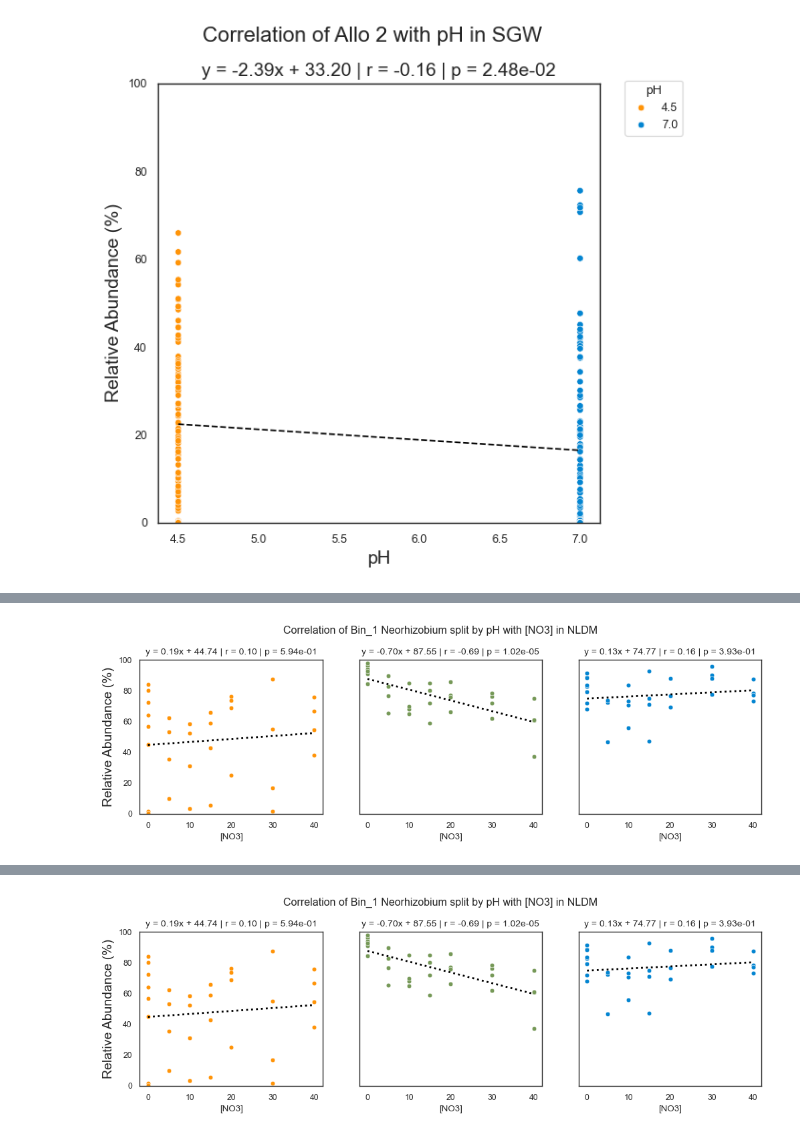
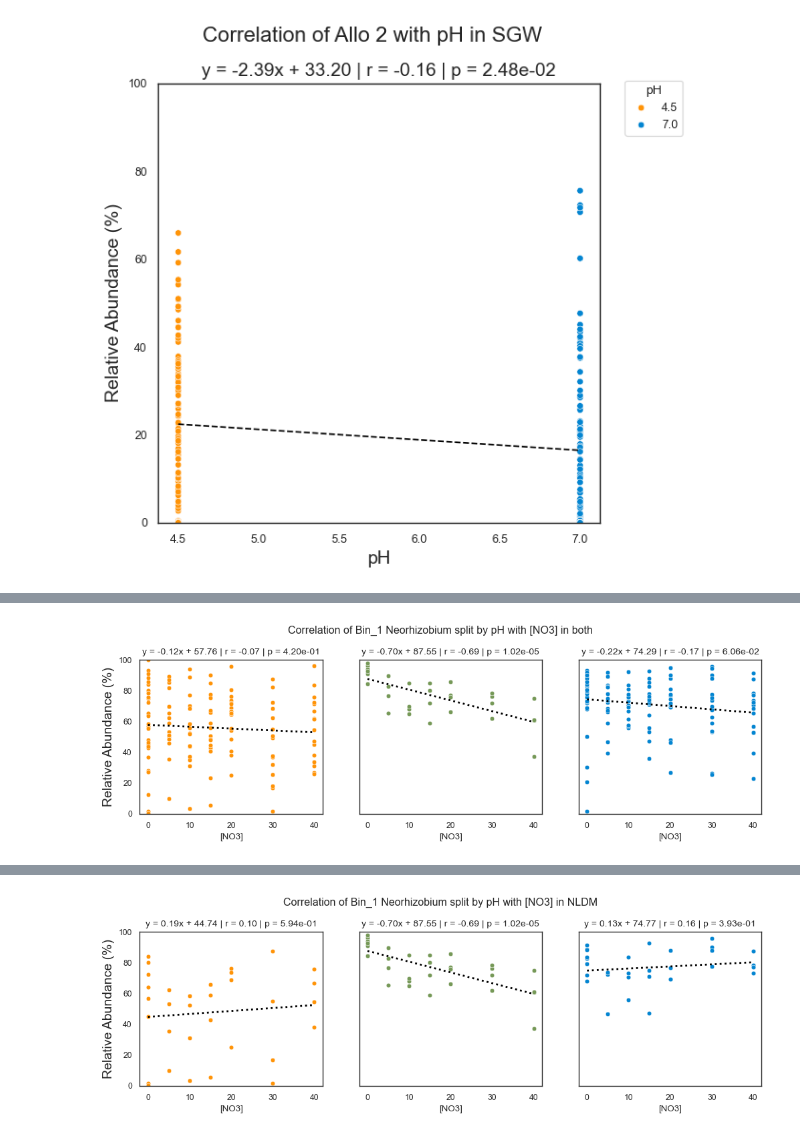
Before and after one commit to baliga-lab/sediment-encoms, a Jupyter notebook: M6_EnCom_community_composition.ipynb, the cells around one changed output, grey strips where cells are left out. Drawn from its saved outputs; the diff is of its cells as text; code cells hidden in the pictures.

```diff
--- a/M6_EnCom_community_composition.ipynb
+++ b/M6_EnCom_community_composition.ipynb
@@ -959,0 +1722,37 @@ df_c_pairwise_t_bin_abunds
+# %%
+#or pH
+sns.set_style('whitegrid')
+fig,ax = plt.subplots(nrows=1,ncols=6,figsize=(10,2),sharey=True)
+
+x = 0
+
+for g in df_pH_pairwise_t_bin_abunds[df_pH_pairwise_t_bin_abunds['Genus']!='Unclassified'].sort_values(by='Condition_1_mean',ascending=False)['Genus'].unique():
+    #sns.stripplot(bin_abunds_df_rel_genera_melt[bin_abunds_df_rel_genera_melt['Genus']==g],x='C source',hue='C source',
+    #                y='value',palette=c_palette,ax=ax[x])
+    df_g = bin_abunds_df_rel_genera_melt[bin_abunds_df_rel_genera_melt['Genus']==g]
+    df_g_stats = df_pH_pairwise_t_bin_abunds[df_pH_pairwise_t_bin_abunds['Genus']==g]
+    #print(g,df_g_stats['Conditions'].to_list())
+
+    if x!=6:
+        sns.boxplot(df_g,x='pH',hue='pH',
+                        y='value',palette=pH_palette,fliersize=0.75,ax=ax[x],legend=False)
+
+        y_i = 150
+        for i in range(len(df_g_stats)):
+            ax[x].hlines(y=y_i,xmin=str(list(df_g_stats['Conditions'].iloc[i])[0]),xmax=str(list(df_g_stats['Conditions'].iloc[i])[1]),color='black',linewidth=1.5)
+            ax[x].axvline(str(list(df_g_stats['Conditions'].iloc[i])[0]),color='gray',alpha=0.15)
+            ax[x].axvline(str(list(df_g_stats['Conditions'].iloc[i])[1]),color='gray',alpha=0.15)
+            y_i +=50
+
+
+
+        ax[x].set_yscale('log')
+        ax[x].set_ylim(1e-2,500)
+        #ax[x].axhline(1,color='black',linestyle='--')
+        ax[x].set_title(f'{g}')
+        ax[x].set_xlabel('')
+        ax[x].tick_params(axis='x', rotation=90)
+
+        x+=1
+
+plt.show()
@@ -1464,7 +2309,8 @@ def calc_plot_linear_regression_by_bin_multi(bin_id='Bin_1',media='NLDM'):
 
     #bin_abunds_df_rel_info is a melted df with each line having relative abundance for a single sample linked with metadata
     df = bin_abunds_df_rel_info[bin_abunds_df_rel_info['bins']==bin_id].copy(deep=True) #Subset the df for the bin of interest
-    df = df[df['Media']==media] #SGW does not have pH 6, so let's check that we aren't biasing this
+    if media != 'both':
+        df = df[df['Media']==media] #SGW does not have pH 6, so let's check that we aren't biasing this
     #I checked this for just NLDM and the pattern is the same. Only pH 6 shows a significant correlation with [NO3]
     df_4 = df[df['pH']==4.5]
     df_6 = df[df['pH']==6]
@@ -1486,7 +2332,7 @@ def calc_plot_linear_regression_by_bin_multi(bin_id='Bin_1',media='NLDM'):
     slope_4 = results_4.slope
     intercept_4 = results_4.intercept
 
-    if media == 'NLDM':
+    if media == 'NLDM' or media == 'both':
         results_6 = linregress(x=x_series_6,y=y_series_6)
         pval_6 = results_6.pvalue
         rval_6 = results_6.rvalue
@@ -1506,32 +2352,32 @@ def calc_plot_linear_regression_by_bin_multi(bin_id='Bin_1',media='NLDM'):
     slope_7 = results_7.slope
     intercept_7 = results_7.intercept
 
     fig,ax = plt.subplots(ncols=3,nrows=1,figsize=(12,3),sharex=True,sharey=True)
     sns.scatterplot(df_4,x='[NO3]',y='value',color='xkcd:tangerine',ax=ax[0])
     ax[0].set_ylim((0,100))
     ax[0].plot(x_series_4.unique(), slope_4*x_series_4.unique() + intercept_4,color='black',ls=':',lw=2)
     ax[0].set_ylabel('Relative Abundance (%)',fontsize=14)
     ax[0].set_title(f'y = {slope_4:.2f}x + {intercept_4:.2f} | r = {rval_4:.2f} | p = {pval_4:.2e}',fontsize=10)
 
     sns.scatterplot(df_6,x='[NO3]',y='value',color='xkcd:moss',ax=ax[1])
     ax[1].plot(x_series_6.unique(), slope_6*x_series_6.unique() + intercept_6,color='black',ls=':',lw=2)
     ax[1].set_ylabel('Relative Abundance (%)',fontsize=14)
     ax[1].set_title(f'y = {slope_6:.2f}x + {intercept_6:.2f} | r = {rval_6:.2f} | p = {pval_6:.2e}',fontsize=10)
 
     if media == 'SGW':
         ax[1].axis('off')
         ax[1].set_title('')
 
     sns.scatterplot(df_7,x='[NO3]',y='value',color='xkcd:cerulean',ax=ax[2])
     ax[2].plot(x_series_7.unique(), slope_7*x_series_7.unique() + intercept_7,color='black',ls=':',lw=2)
     ax[2].set_ylabel('Relative Abundance (%)',fontsize=14)
     ax[2].set_title(f'y = {slope_7:.2f}x + {intercept_7:.2f} | r = {rval_7:.2f} | p = {pval_7:.2e}',fontsize=10)
 
     plt.suptitle(f'Correlation of {bin_id} {bin_genus_dict[bin_id]} split by pH with [NO3] in {media}',y=1.05)
     #plt.show()
 
     #return
 
-calc_plot_linear_regression_by_bin_multi(bin_id='Bin_1')
+calc_plot_linear_regression_by_bin_multi(bin_id='Bin_1',media='both')
 # %% [output]
-[figure, old version]
+[figure, new version]
```
Also changed, not shown: parts of 67 cells of this notebook, 3 other files.
